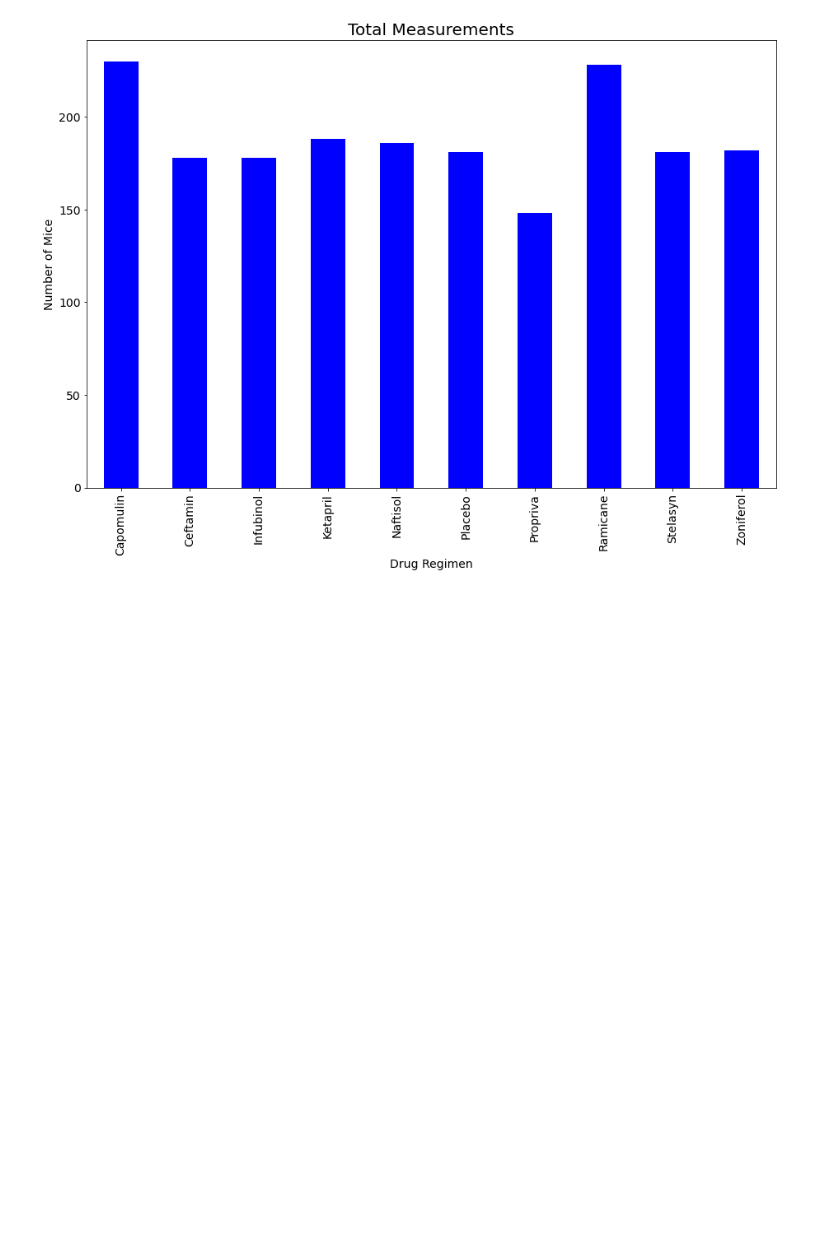
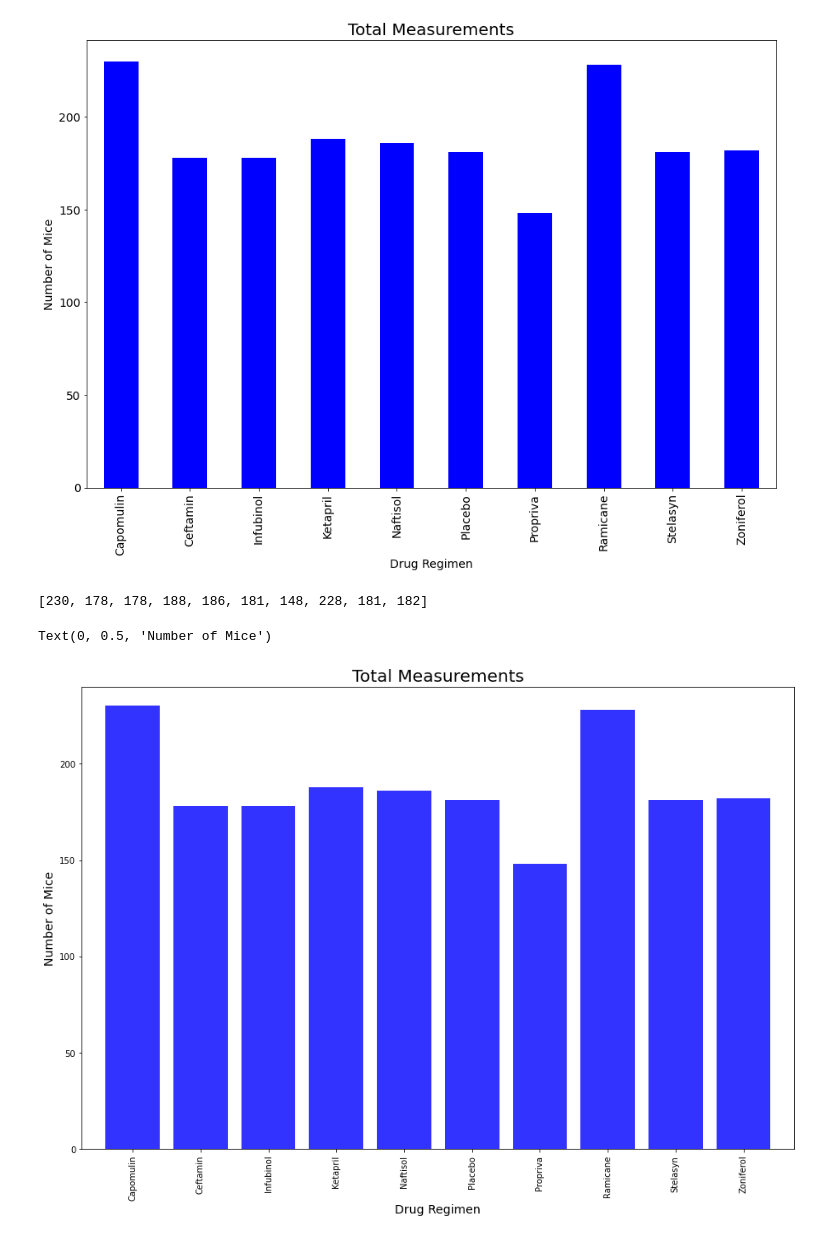
Before and after one commit to narobin83/matplotlib-challenge, a Jupyter notebook: Pymaceuticals/pymaceuticals.ipynb, the cells around one changed output. Cells and saved outputs as stored; diff of their text form; code cells hidden in the pictures; blank space fills up the shorter version.

```diff
--- a/Pymaceuticals/pymaceuticals.ipynb
+++ b/Pymaceuticals/pymaceuticals.ipynb
@@ -159,3 +159,28 @@ Stelasyn     181
 Zoniferol    182
 Name: Mouse ID, dtype: int64
 [figure]
+# %%
+# Generate a bar plot showing the total number of measurements taken on each drug regimen using pyplot.
+mice_list =(clean_df.groupby(["Drug Regimen"])["Mouse ID"].count()).tolist()
+mice_list
+# %% [output]
+[230, 178, 178, 188, 186, 181, 148, 228, 181, 182]
+# %%
+x_axis = np.arange(len(total_measurements))
+fig1, ax1 = plt.subplots(figsize=(15, 10))
+plt.bar(x_axis, mice_list, color='b', alpha=0.8, align='center')
+
+tick_locations = [value for value in x_axis]
+
+plt.xticks(tick_locations, ['Capomulin', 'Ceftamin', 'Infubinol', 'Ketapril', 'Naftisol', 'Placebo', 'Propriva', 'Ramicane', 'Stelasyn', 'Zoniferol'],  rotation='vertical')
+
+plt.xlim(-0.75, len(x_axis)-0.25)
+
+plt.ylim(0, max(mice_list)+10)
+
+plt.title("Total Measurements",fontsize = 20)
+plt.xlabel("Drug Regimen",fontsize = 14)
+plt.ylabel("Number of Mice",fontsize = 14)
+# %% [output]
+Text(0, 0.5, 'Number of Mice')
+[figure, added]
```
